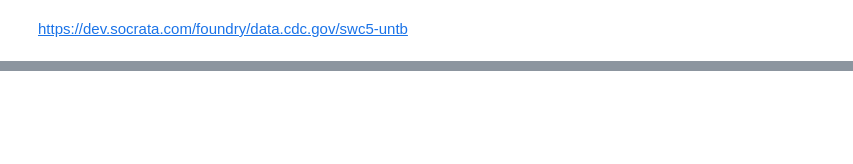
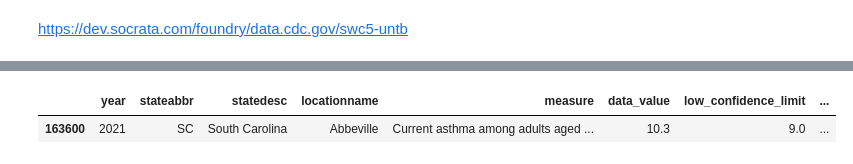
Before and after one commit to mfarme/eHealthEquity, a Jupyter notebook: Research/Data Source/BRFSS.ipynb, the cells around one changed output, grey strips where cells are left out. Drawn from its saved outputs; the diff is of its cells as text; code cells hidden in the pictures; blank space fills up the shorter version.

```diff
--- a/Research/Data Source/BRFSS.ipynb
+++ b/Research/Data Source/BRFSS.ipynb
@@ -3,2 +1,9 @@ import pandas as pd
+# %%
+import pandas as pd
+import numpy as np
+from sodapy import Socrata
+
+#settings
+pd.set_option('display.max_columns', 500)
 # %% [markdown]
 https://dev.socrata.com/foundry/data.cdc.gov/swc5-untb
@@ -5,6 +12,9 @@ https://dev.socrata.com/foundry/data.cdc.gov/swc5-untb
 # %%
-from sodapy import Socrata
 client = Socrata("chronicdata.cdc.gov", 'phceef5Bs3FyOOOd82FyjwziG', username='mfarme@outlook.com', password='u7hwEt8ChspWWh')
-results = client.get_all("swc5-untb", ) # PLACES 2023 (using BRFSS 2021,2020 data)
-results_df = pd.DataFrame.from_records(results)
-results_df
+results = client.get_all("swc5-untb") # PLACES 2023 Model-based county estimates (using BRFSS 2021,2020 data)
+df = pd.DataFrame.from_records(results)
+df.drop([
+    'datasource', 'data_value_unit', 'data_value_type', 'locationid',
+    'categoryid', 'geolocation', ':@computed_region_skr5_azej',
+    'short_question_text','category'
+], axis=1, inplace=True)
@@ -76,0 +21,7 @@ TypeError: unhashable type: 'dict'
+# %%
+df = df[df['year'] == '2021'] #2021 BRFSS Data Only
+df = df.sort_values(by=['locationname'])
+df.head(1)
+# %% [output]
+|  | year | stateabbr | statedesc | locationname | measure | data_value | low_confidence_limit | ... |
+| 163600 | 2021 | SC | South Carolina | Abbeville | Current asthma among adults aged ... | 10.3 | 9.0 | ... |
```
Also changed, not shown: parts of 13 cells of this notebook, 2 other files.
